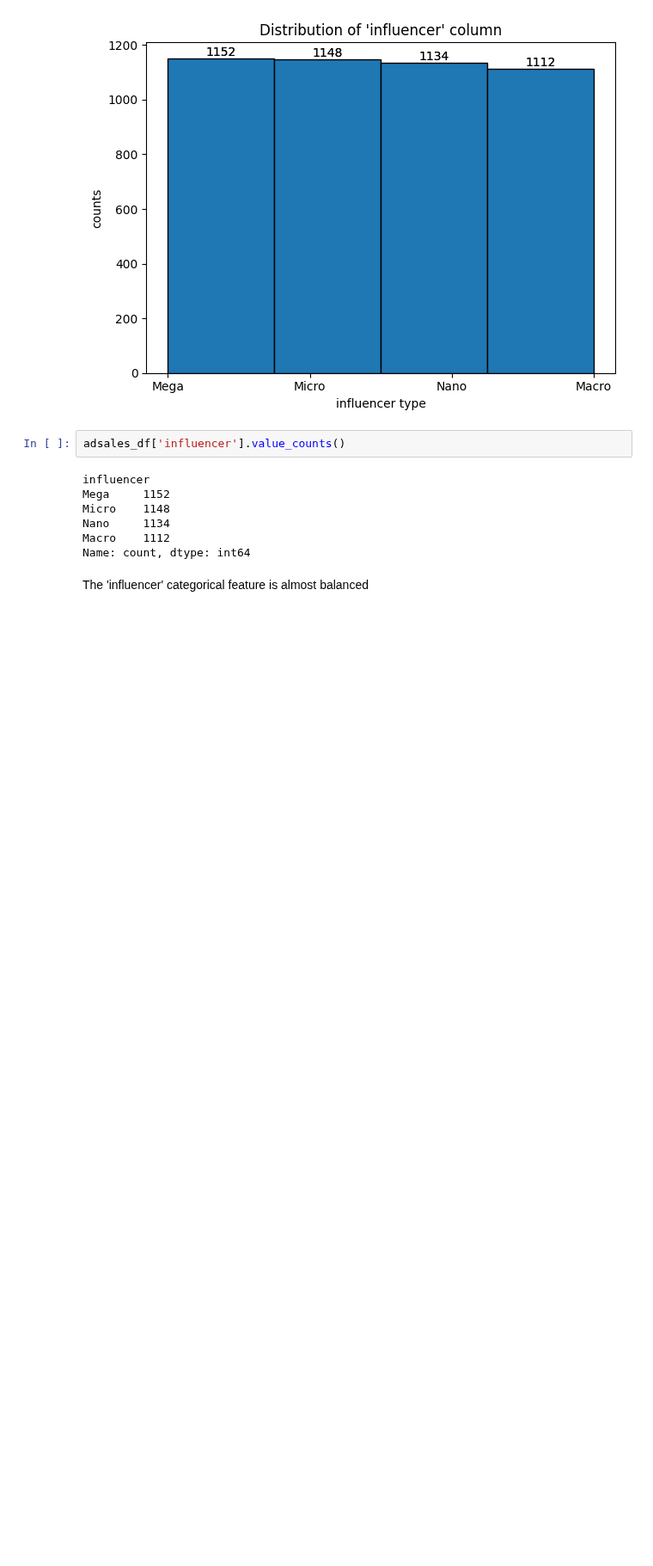
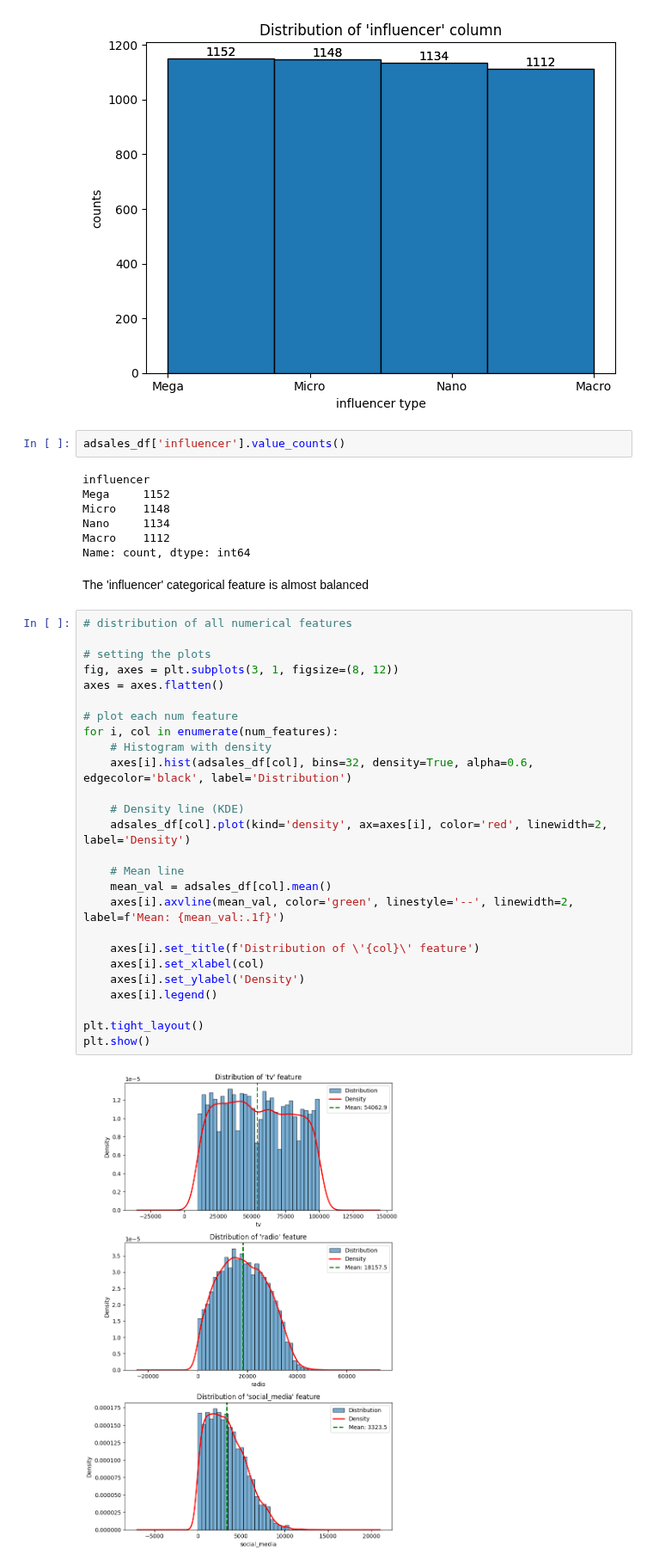
Before and after one commit to srikaldata/ml-zoomcamp-2025, a Jupyter notebook: capstone-project/eda_and_modeling.ipynb, the cells around one changed output. Shown at 86% size. Cells and saved outputs as stored; diff of their text form; blank space fills up the shorter version.

Commit message:
capstone project - eda - exploring the numerical features

```diff
--- a/capstone-project/eda_and_modeling.ipynb
+++ b/capstone-project/eda_and_modeling.ipynb
@@ -187,3 +187,31 @@ Macro    1112
 Name: count, dtype: int64
 # %% [markdown]
 The 'influencer' categorical feature is almost balanced
+# %%
+# distribution of all numerical features
+
+# setting the plots
+fig, axes = plt.subplots(3, 1, figsize=(8, 12))
+axes = axes.flatten()
+
+# plot each num feature
+for i, col in enumerate(num_features):
+    # Histogram with density
+    axes[i].hist(adsales_df[col], bins=32, density=True, alpha=0.6, edgecolor='black', label='Distribution')
+
+    # Density line (KDE)
+    adsales_df[col].plot(kind='density', ax=axes[i], color='red', linewidth=2, label='Density')
+
+    # Mean line
+    mean_val = adsales_df[col].mean()
+    axes[i].axvline(mean_val, color='green', linestyle='--', linewidth=2, label=f'Mean: {mean_val:.1f}')
+
+    axes[i].set_title(f'Distribution of \'{col}\' feature')
+    axes[i].set_xlabel(col)
+    axes[i].set_ylabel('Density')
+    axes[i].legend()
+
+plt.tight_layout()
+plt.show()
+# %% [output]
+[figure, added]
```
Also changed, not shown: parts of 4 cells of this notebook.
